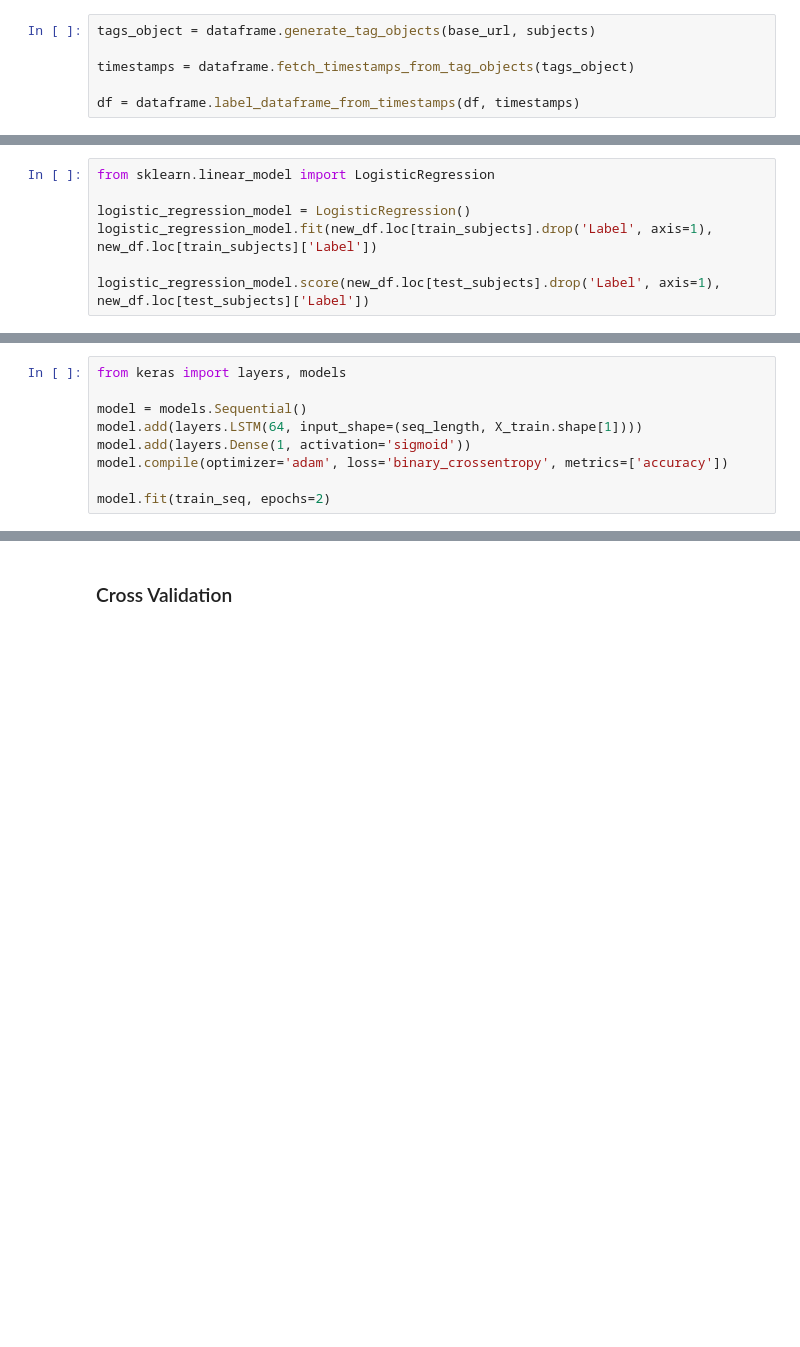
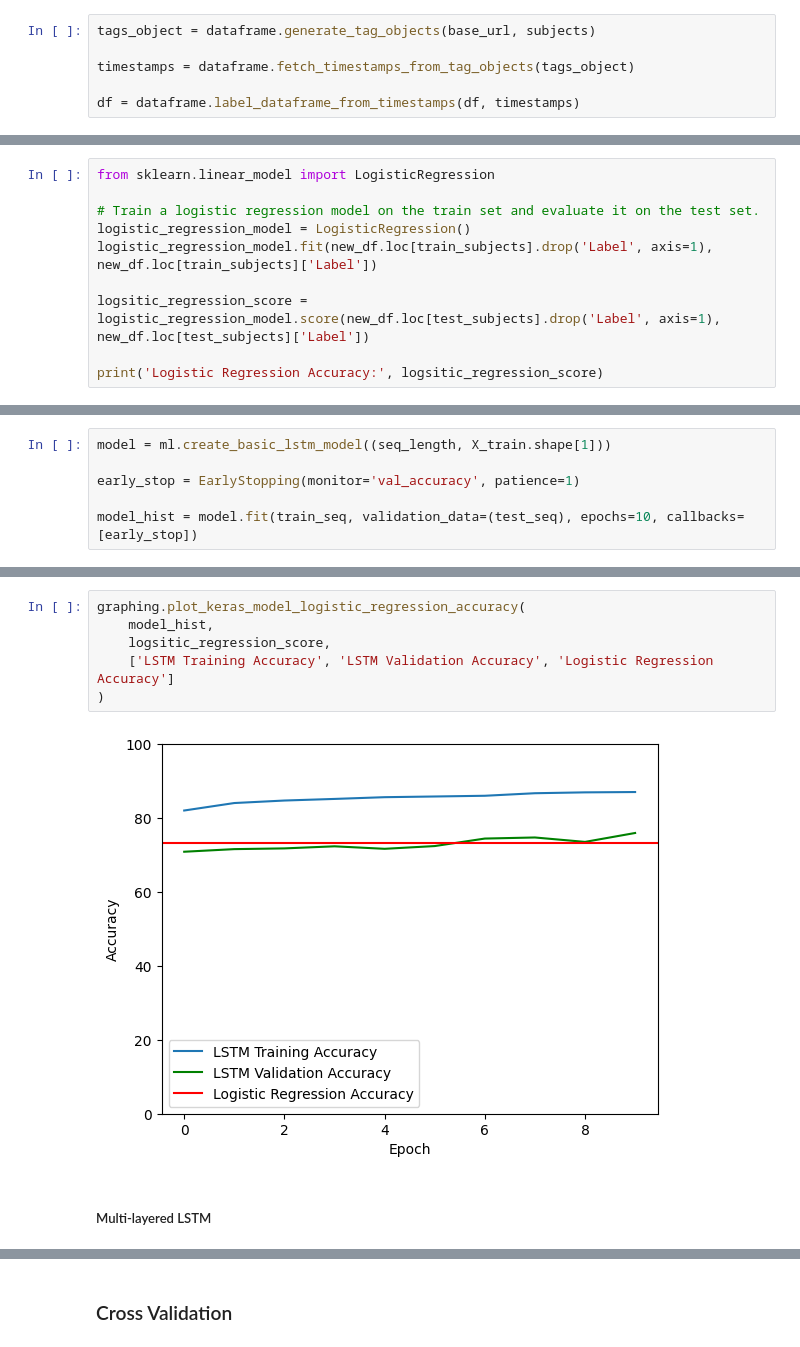
Before and after one commit to shaejaz/university-trial-analysis, a Jupyter notebook: main.ipynb, the cells around one changed output, grey strips where cells are left out. Saved outputs shown, nothing was run; the diff lists cells and outputs as text; blank space fills up the shorter version.

```diff
--- a/main.ipynb
+++ b/main.ipynb
@@ -80,8 +92,11 @@ train_subjects, test_subjects = train_test_split(new_df.index.get_level_values('
 # %%
 from sklearn.linear_model import LogisticRegression
 
+# Train a logistic regression model on the train set and evaluate it on the test set.
 logistic_regression_model = LogisticRegression()
 logistic_regression_model.fit(new_df.loc[train_subjects].drop('Label', axis=1), new_df.loc[train_subjects]['Label'])
 
-logistic_regression_model.score(new_df.loc[test_subjects].drop('Label', axis=1), new_df.loc[test_subjects]['Label'])
+logsitic_regression_score = logistic_regression_model.score(new_df.loc[test_subjects].drop('Label', axis=1), new_df.loc[test_subjects]['Label'])
+
+print('Logistic Regression Accuracy:', logsitic_regression_score)
 # %% [output]
@@ -101,9 +120,0 @@ train_seq = TimeseriesGenerator(X_train, y_train, length=seq_length, batch_size=
-# %%
-from keras import layers, models
-
-model = models.Sequential()
-model.add(layers.LSTM(64, input_shape=(seq_length, X_train.shape[1])))
-model.add(layers.Dense(1, activation='sigmoid'))
-model.compile(optimizer='adam', loss='binary_crossentropy', metrics=['accuracy'])
-
-model.fit(train_seq, epochs=2)
@@ -122,0 +121,6 @@ Model accuracy: 0.7840373516082764
+# %%
+model = ml.create_basic_lstm_model((seq_length, X_train.shape[1]))
+
+early_stop = EarlyStopping(monitor='val_accuracy', patience=1)
+
+model_hist = model.fit(train_seq, validation_data=(test_seq), epochs=10, callbacks=[early_stop])
@@ -122,0 +148,10 @@ Model accuracy: 0.7840373516082764
+# %%
+graphing.plot_keras_model_logistic_regression_accuracy(
+    model_hist,
+    logsitic_regression_score,
+    ['LSTM Training Accuracy', 'LSTM Validation Accuracy', 'Logistic Regression Accuracy']
+)
+# %% [output]
+[figure, added]
+# %% [markdown]
+##### Multi-layered LSTM
```
Also changed, not shown: parts of 35 cells of this notebook, 3 other files.
